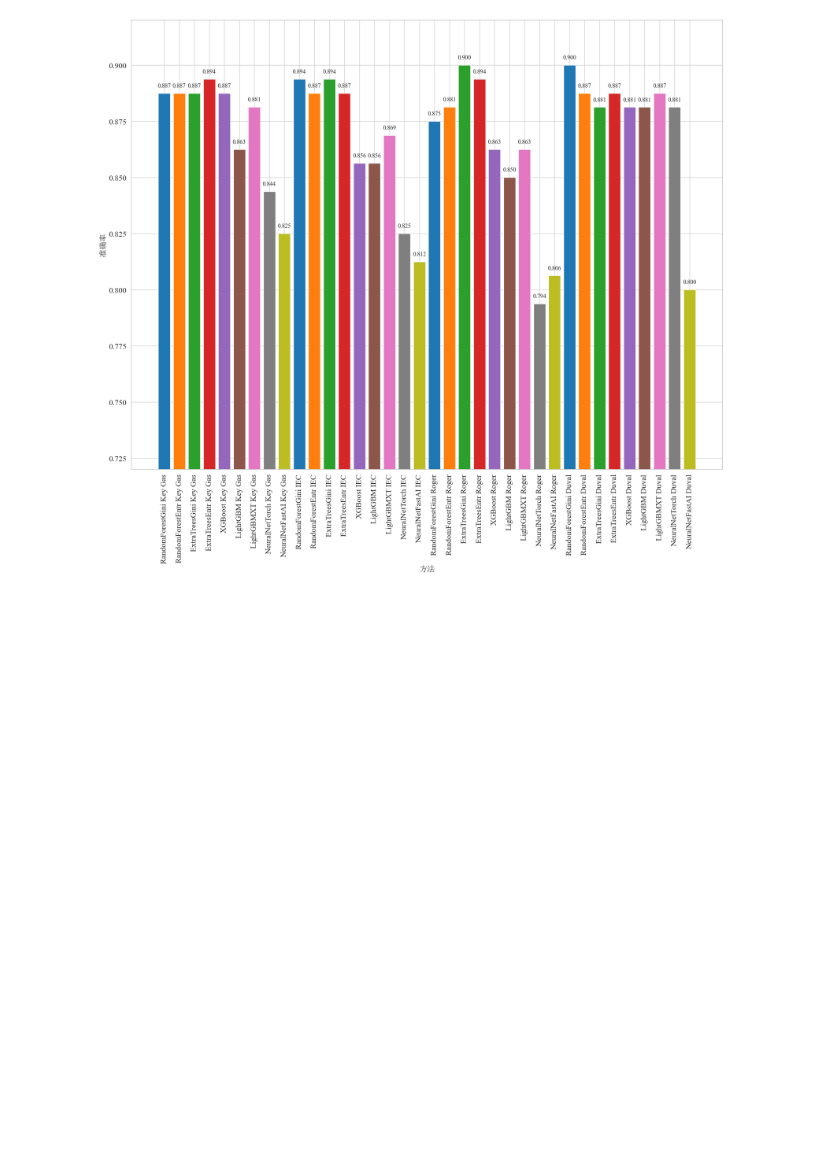
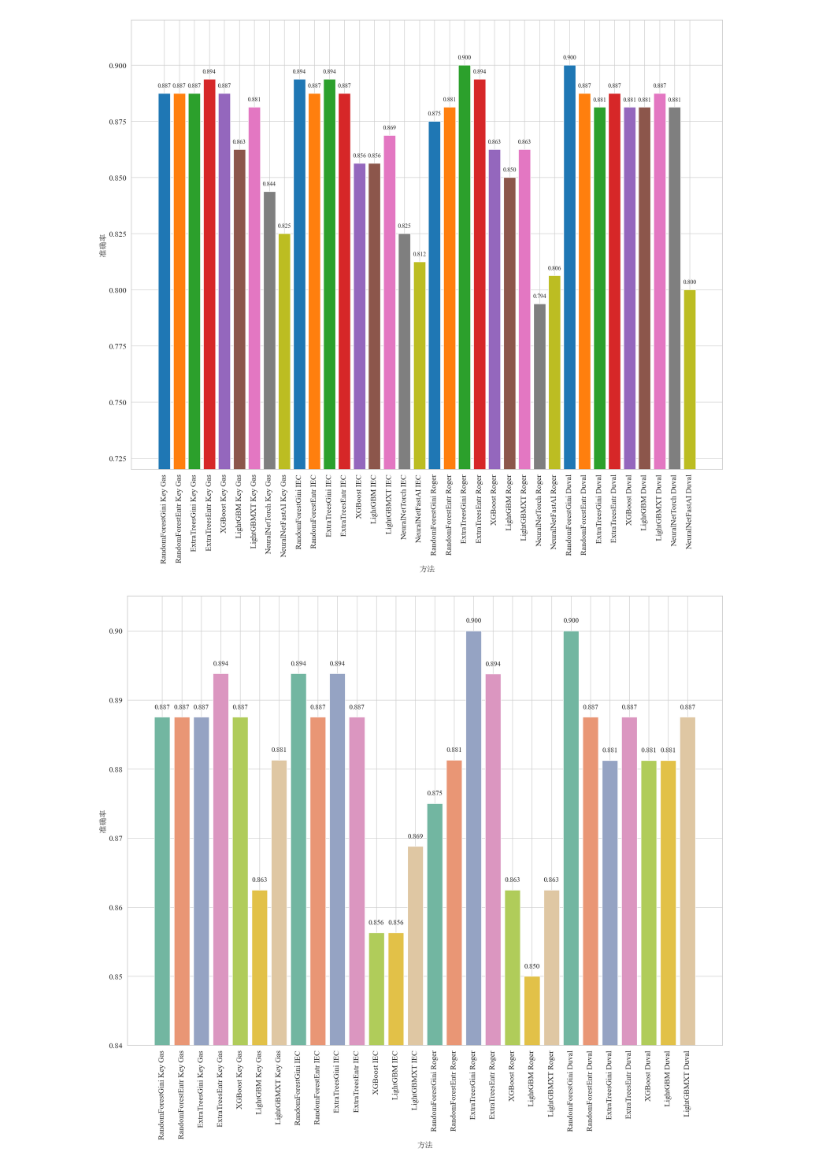
Before and after one commit to Sihan0229/DGA, a Jupyter notebook: Dissolved-Gas-Analysis/figure_show.ipynb, the cells around one changed output. Saved outputs shown, nothing was run; the diff lists cells and outputs as text; code cells hidden in the pictures; blank space fills up the shorter version.

```diff
--- a/Dissolved-Gas-Analysis/figure_show.ipynb
+++ b/Dissolved-Gas-Analysis/figure_show.ipynb
@@ -745,3 +745,78 @@ plt.tight_layout()
 plt.show()
 # %% [output]
 [figure]
+# %%
+import matplotlib.pyplot as plt
+import pandas as pd
+from matplotlib.font_manager import FontProperties
+
+# 设置字体
+font_cn = FontProperties(fname=r"C:\Windows\Fonts\simsun.ttc", size=16)
+font_en = FontProperties(fname=r"C:\Windows\Fonts\times.ttf", size=16)
+
+# 构造数据
+data = {
+    '特征': ['Key Gas'] * 7 + ['IEC'] * 7 + ['Roger'] * 7 + ['Duval'] * 7,
+    '模型': [
+        'RandomForestGini', 'RandomForestEntr', 'ExtraTreesGini', 'ExtraTreesEntr', 'XGBoost', 'LightGBM', 'LightGBMXT',# 'NeuralNetTorch', 'NeuralNetFastAI',
+        'RandomForestGini', 'RandomForestEntr', 'ExtraTreesGini', 'ExtraTreesEntr', 'XGBoost', 'LightGBM', 'LightGBMXT', #'NeuralNetTorch', 'NeuralNetFastAI',
+        'RandomForestGini', 'RandomForestEntr', 'ExtraTreesGini', 'ExtraTreesEntr', 'XGBoost', 'LightGBM', 'LightGBMXT', #'NeuralNetTorch', 'NeuralNetFastAI',
+        'RandomForestGini', 'RandomForestEntr', 'ExtraTreesGini', 'ExtraTreesEntr', 'XGBoost', 'LightGBM', 'LightGBMXT', #'NeuralNetTorch', 'NeuralNetFastAI',
+    ],
+    'Accuracy': [
+        0.8875, 0.8875, 0.8875, 0.8938, 0.8875, 0.8625, 0.8813, #0.8438, 0.8250,
+        0.8938, 0.8875, 0.8938, 0.8875, 0.8563, 0.8563, 0.8688, #0.8250, 0.8125,
+        0.8750, 0.8813, 0.9000, 0.89375, 0.8625, 0.85, 0.8625, #0.79375, 0.80625,
+        0.9000, 0.8875, 0.88125, 0.8875, 0.88125, 0.88125, 0.8875, #0.88125, 0.8000
+    ]
+}
+
+df = pd.DataFrame(data)
+df['方法'] = df['模型'] + ' ' + df['特征']
+
+# 自定义 9 个颜色（你提供的前 8 个 + 自定义新加的一个）
+model_colors = [
+    '#72b6a1',  # 1
+    '#e99675',  # 2
+    '#95a3c3',  # 3
+    '#db96c0',  # 4
+    '#b0cc5a',  # 5
+    '#e2c148',  # 6
+    '#dfc7a3',  # 7
+    # '#bdbdbd',  # 8
+    # '#97c9ba'   # 9 - 新补充的
+]
+
+# 映射模型到颜色
+unique_models = [
+    'RandomForestGini', 'RandomForestEntr', 'ExtraTreesGini', 'ExtraTreesEntr',
+    'XGBoost', 'LightGBM', 'LightGBMXT'#, 'NeuralNetTorch', 'NeuralNetFastAI'
+]
+model_color_map = dict(zip(unique_models, model_colors))
+df['颜色'] = df['模型'].map(model_color_map)
+
+# 设置风格
+import seaborn as sns
+sns.set(style="whitegrid")
+
+# 绘图
+plt.figure(figsize=(18, 16))
+bars = plt.bar(df['方法'], df['Accuracy'], color=df['颜色'])
+
+# 添加数值标签
+for bar in bars:
+    height = bar.get_height()
+    plt.text(bar.get_x() + bar.get_width()/2, height + 0.001, f'{height:.3f}',
+             ha='center', va='bottom', fontsize=14, fontproperties=font_en)
+
+# 坐标轴设置
+plt.xlabel('方法', fontsize=16, fontproperties=font_cn)
+plt.ylabel('准确率', fontsize=16, fontproperties=font_cn)
+plt.xticks(rotation=90, fontsize=12, fontproperties=font_en)
+plt.yticks(fontsize=12, fontproperties=font_en)
+plt.ylim(0.84, 0.905)
+
+plt.tight_layout()
+plt.show()
+# %% [output]
+[figure, added]
```
Also changed, not shown: parts of 1 cell of this notebook.
